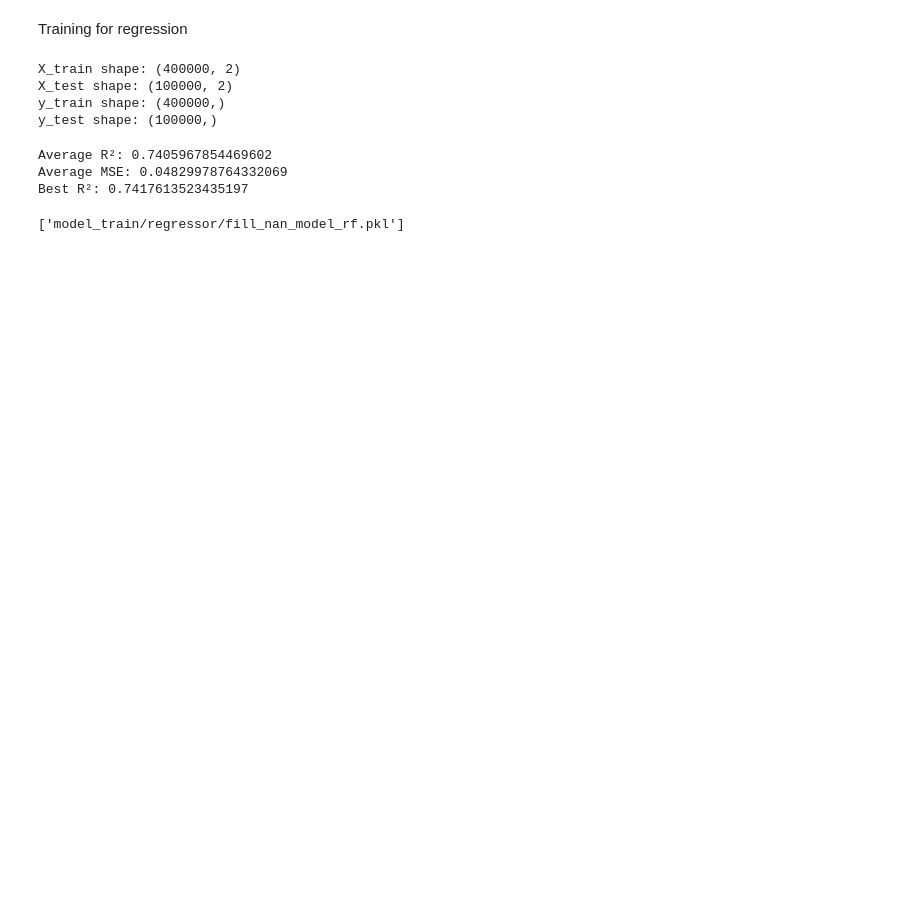
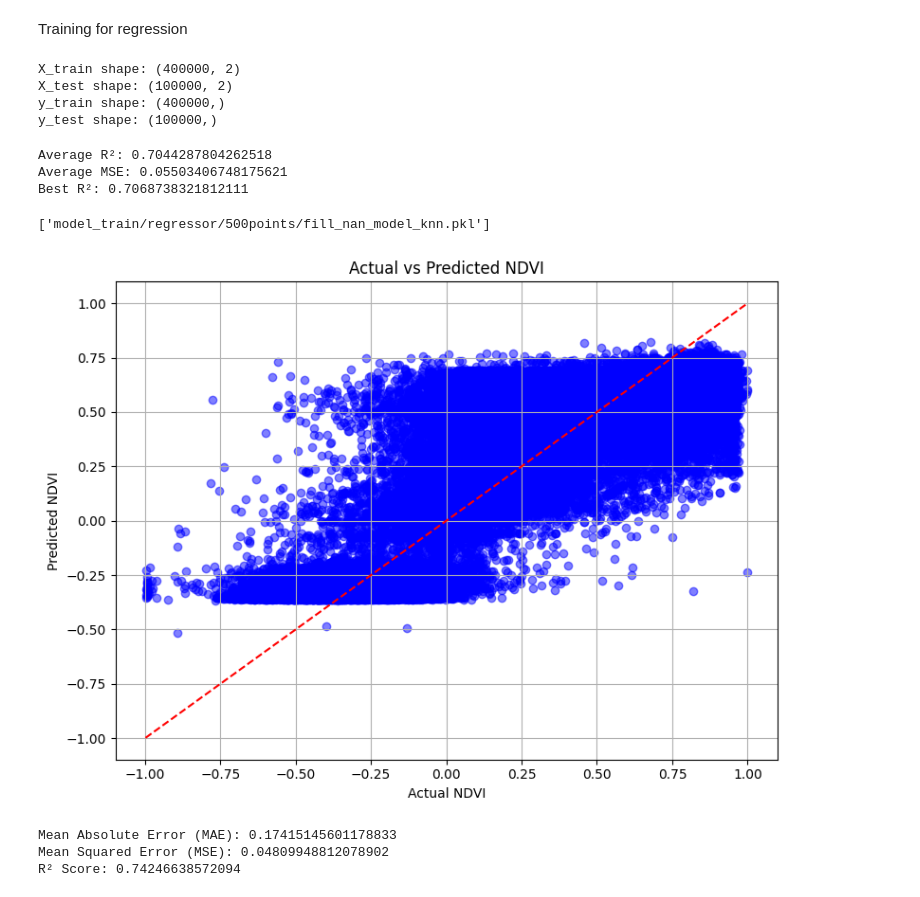
Before and after one commit to minhify/CTU-CSIROBoeingPhase5, a Jupyter notebook: local_train.ipynb, the cells around one changed output. Drawn from its saved outputs; the diff is of its cells as text; code cells hidden in the pictures; blank space fills up the shorter version.

Commit message:
add fill cloud by loaded dataset

```diff
--- a/local_train.ipynb
+++ b/local_train.ipynb
@@ -31,18 +31,51 @@ y_test shape: (100000,)
 
 best_regressor, best_params  = cross_validate(
     train_data=(X_train_set, y_train_set),
-    model_class=regressors['random_forest'],
-    param_grid=param_grids_regressor['random_forest'],
+    model_class=regressors['knn'],
+    param_grid=param_grids_regressor['knn'],
     metric='neg_mean_squared_error',  # Use the correct scoring for MSE
     num_fold=5
 )
 # %% [output]
-Average R²: 0.7405967854469602
-Average MSE: 0.04829978764332069
-Best R²: 0.7417613523435197
+Average R²: 0.7044287804262518
+Average MSE: 0.05503406748175621
+Best R²: 0.7068738321812111
 # %%
-folder_path = 'model_train/regressor'
-file_path = os.path.join(folder_path, 'fill_nan_model_rf.pkl')
+folder_path = 'model_train/regressor/500points'
+file_path = os.path.join(folder_path, 'fill_nan_model_knn.pkl')
 joblib.dump(best_regressor, file_path)
 # %% [output]
-['model_train/regressor/fill_nan_model_rf.pkl']
+['model_train/regressor/500points/fill_nan_model_knn.pkl']
+# %%
+fill_nan_model = joblib.load('model_train/regressor/500points/fill_nan_model_gb.pkl')
+# %%
+y_pred = fill_nan_model.predict(X_test)
+# %%
+# Plotting actual vs predicted NDVI
+plt.figure(figsize=(8, 6))
+plt.scatter(y_test, y_pred, color='blue', alpha=0.5)
+plt.plot([y_train.min(), y_train.max()], [y_train.min(), y_train.max()], color='red', linestyle='--')
+plt.xlabel('Actual NDVI')
+plt.ylabel('Predicted NDVI')
+plt.title('Actual vs Predicted NDVI')
+plt.grid(True)
+plt.tight_layout()
+plt.show()
+# %% [output]
+[figure, added]
+# %%
+# Mean Absolute Error (MAE)
+mae = mean_absolute_error(y_test, y_pred)
+print(f"Mean Absolute Error (MAE): {mae}")
+
+# Mean Squared Error (MSE)
+mse = mean_squared_error(y_test, y_pred)
+print(f"Mean Squared Error (MSE): {mse}")
+
+# R² Score
+r2 = r2_score(y_test, y_pred)
+print(f"R² Score: {r2}")
+# %% [output]
+Mean Absolute Error (MAE): 0.17415145601178833
+Mean Squared Error (MSE): 0.04809948812078902
+R² Score: 0.74246638572094
```
Also changed, not shown: parts of 1 cell of this notebook, 7 other files.
